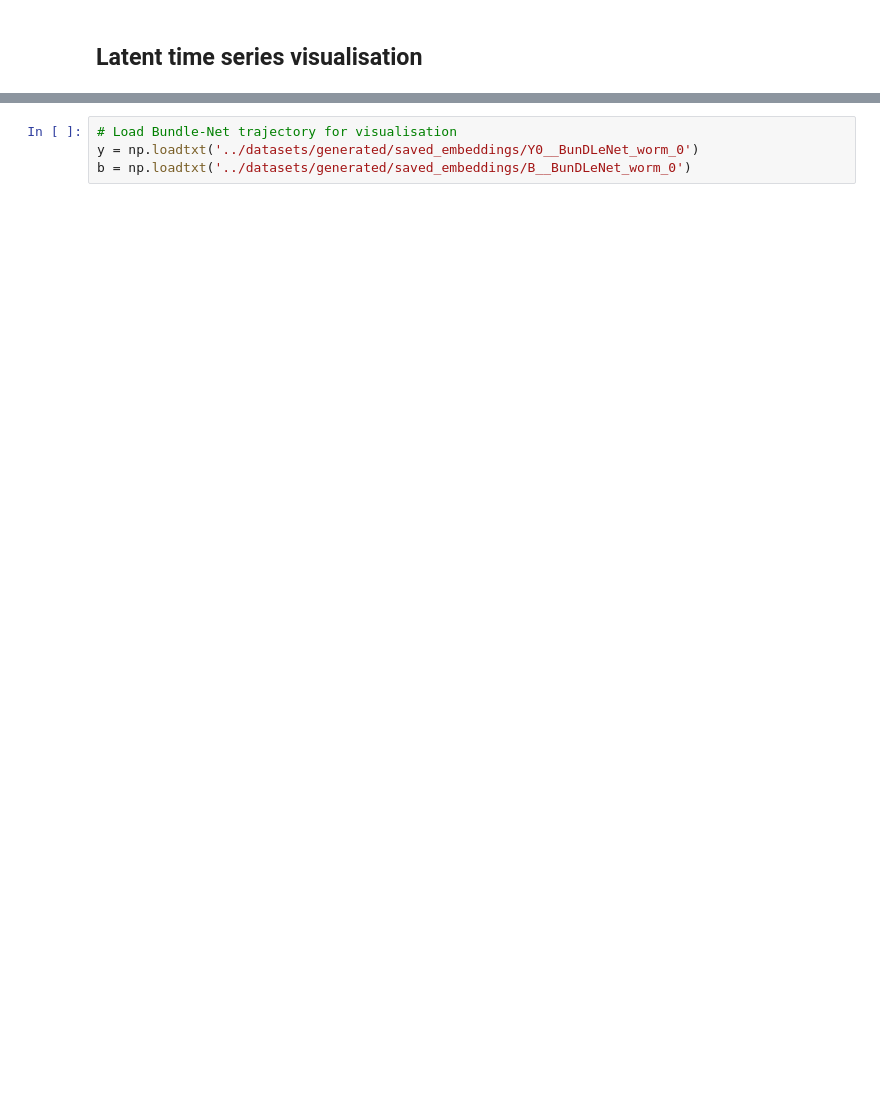
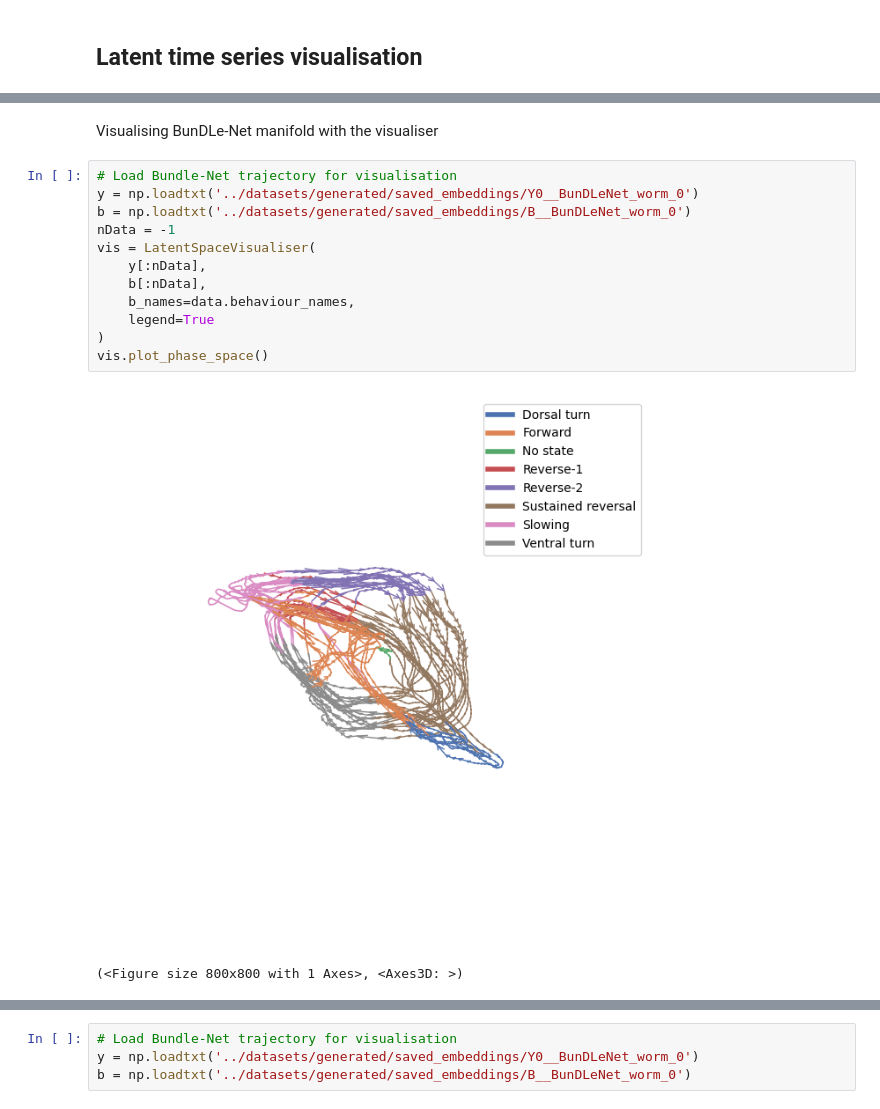
Before and after one commit to neuroinformatics-uni-vienna/NC-MCM, a Jupyter notebook: demos/visualisers.ipynb, the cells around one changed output, grey strips where cells are left out. Cells and saved outputs as stored; diff of their text form; blank space fills up the shorter version.

```diff
--- a/demos/visualisers.ipynb
+++ b/demos/visualisers.ipynb
@@ -40,0 +55,17 @@ vis.plot_latent_timeseries()
+# %% [markdown]
+Visualising BunDLe-Net manifold with the visualiser
+# %%
+# Load Bundle-Net trajectory for visualisation
+y = np.loadtxt('../datasets/generated/saved_embeddings/Y0__BunDLeNet_worm_0')
+b = np.loadtxt('../datasets/generated/saved_embeddings/B__BunDLeNet_worm_0')
+nData = -1
+vis = LatentSpaceVisualiser(
+    y[:nData],
+    b[:nData],
+    b_names=data.behaviour_names,
+    legend=True
+)
+vis.plot_phase_space()
+# %% [output]
+[figure, added]
+(<Figure size 800x800 with 1 Axes>, <Axes3D: >)
```
Also changed, not shown: parts of 10 cells of this notebook, 2 other files.
